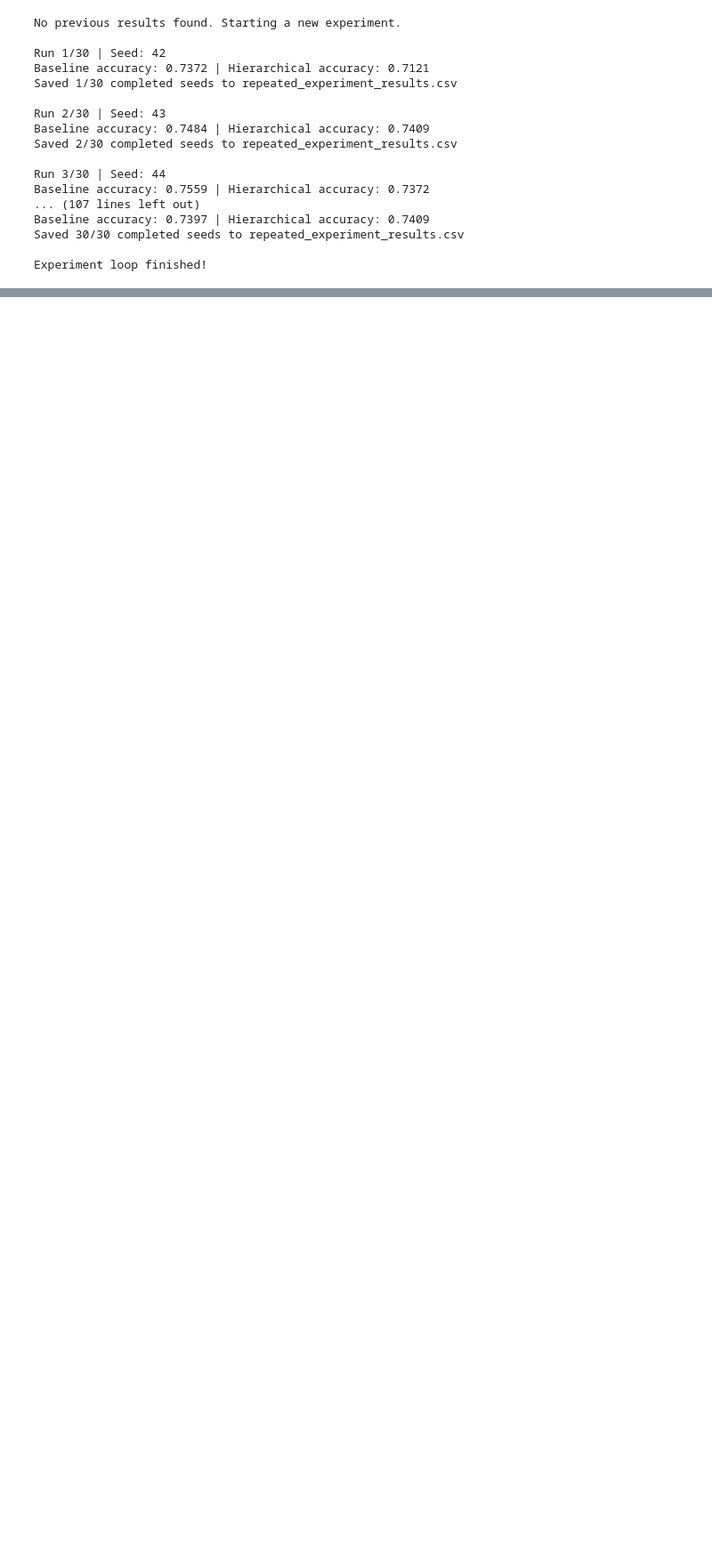
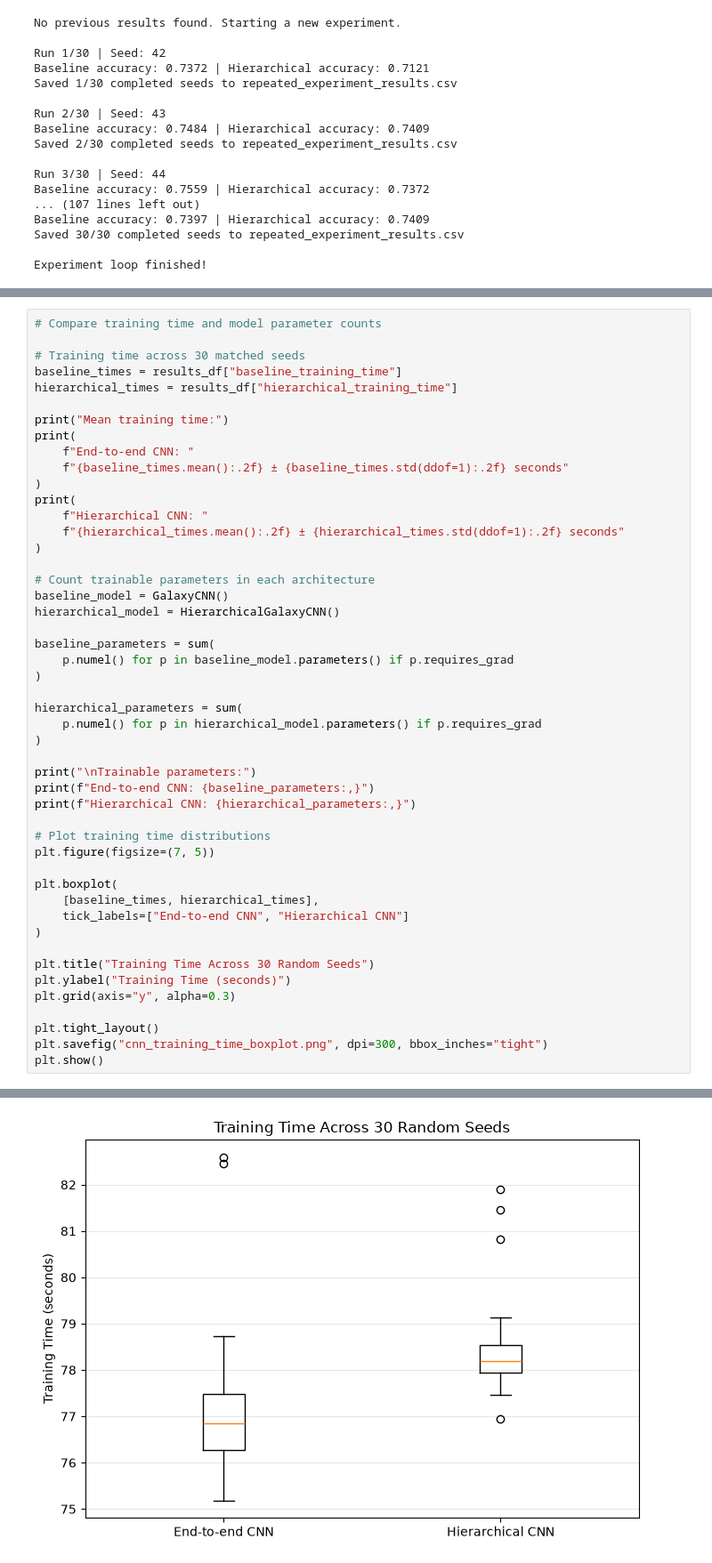
Before and after one commit to Setback749/galaxy-zoo-hierarchical-cnn, a Jupyter notebook: AIML339 - Project Notebook.ipynb, the cells around one changed output, grey strips where cells are left out. Shown at 89% size. Drawn from its saved outputs; the diff is of its cells as text; blank space fills up the shorter version.

```diff
--- a/AIML339 - Project Notebook.ipynb
+++ b/AIML339 - Project Notebook.ipynb
@@ -1492,0 +1704,49 @@ Experiment loop finished!
+# %%
+# Compare training time and model parameter counts
+
+# Training time across 30 matched seeds
+baseline_times = results_df["baseline_training_time"]
+hierarchical_times = results_df["hierarchical_training_time"]
+
+print("Mean training time:")
+print(
+    f"End-to-end CNN: "
+    f"{baseline_times.mean():.2f} ± {baseline_times.std(ddof=1):.2f} seconds"
+)
+print(
+    f"Hierarchical CNN: "
+    f"{hierarchical_times.mean():.2f} ± {hierarchical_times.std(ddof=1):.2f} seconds"
+)
+
+# Count trainable parameters in each architecture
+baseline_model = GalaxyCNN()
+hierarchical_model = HierarchicalGalaxyCNN()
+
+baseline_parameters = sum(
+    p.numel() for p in baseline_model.parameters() if p.requires_grad
+)
+
+hierarchical_parameters = sum(
+    p.numel() for p in hierarchical_model.parameters() if p.requires_grad
+)
+
+print("\nTrainable parameters:")
+print(f"End-to-end CNN: {baseline_parameters:,}")
+print(f"Hierarchical CNN: {hierarchical_parameters:,}")
+
+# Plot training time distributions
+plt.figure(figsize=(7, 5))
+
+plt.boxplot(
+    [baseline_times, hierarchical_times],
+    tick_labels=["End-to-end CNN", "Hierarchical CNN"]
+)
+
+plt.title("Training Time Across 30 Random Seeds")
+plt.ylabel("Training Time (seconds)")
+plt.grid(axis="y", alpha=0.3)
+
+plt.tight_layout()
+plt.savefig("cnn_training_time_boxplot.png", dpi=300, bbox_inches="tight")
+plt.show()
+# %% [output]
@@ -1492,0 +1760 @@ Experiment loop finished!
+[figure, added]
```
Also changed, not shown: parts of 15 cells of this notebook, 5 other files.
